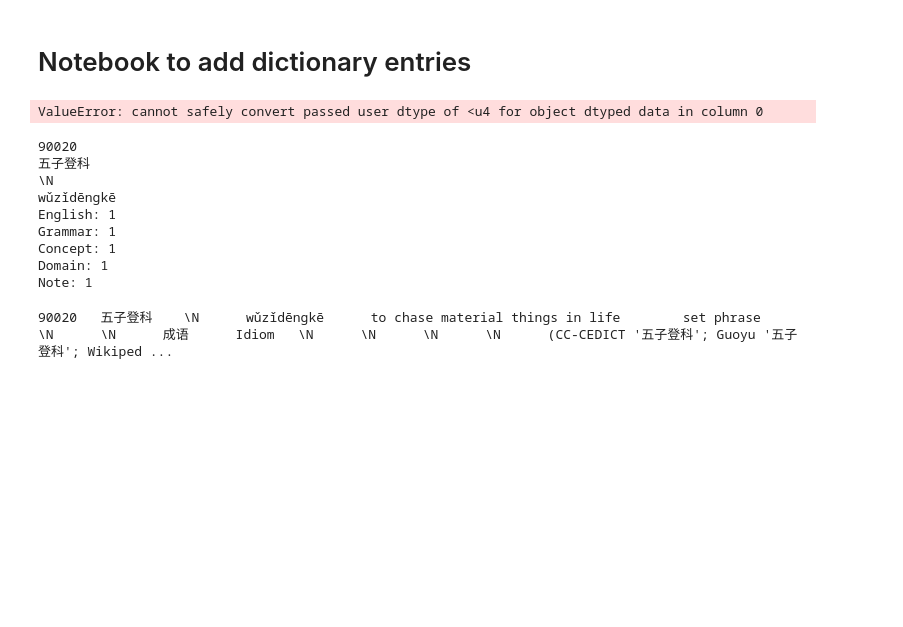
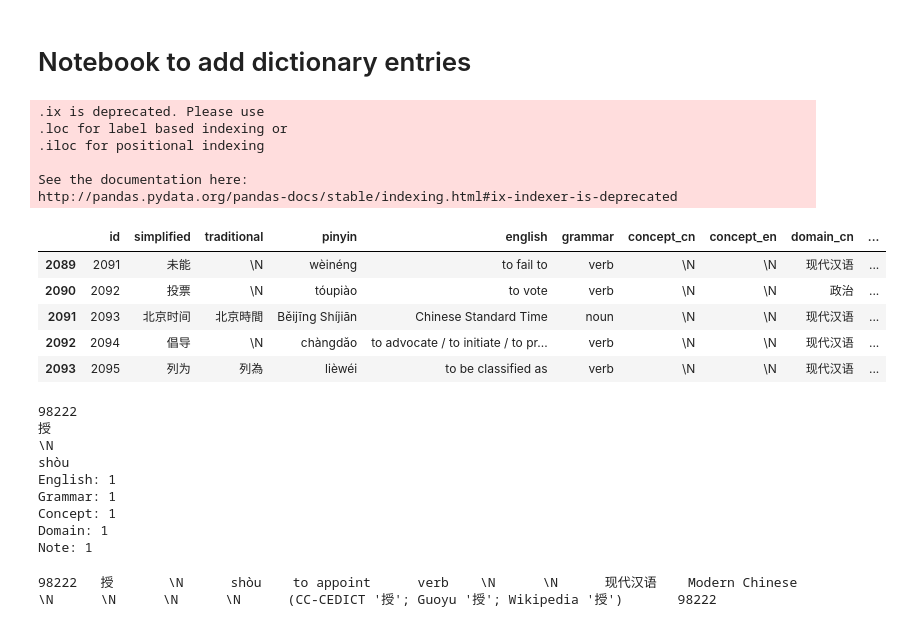
Before and after one commit to alexamies/chinesenotes.com, a Jupyter notebook: python/add_mod_entry.ipynb, the cells around one changed output. Drawn from its saved outputs; the diff is of its cells as text; code cells hidden in the pictures; blank space fills up the shorter version.

```diff
--- a/python/add_mod_entry.ipynb
+++ b/python/add_mod_entry.ipynb
@@ -3,40 +3,54 @@
 # %%
 import re
 import pandas as pd
 import numpy as np
 
 # Load lexical units table
 colnames = ['id', 'simplified', 'traditional', 'pinyin',
             'english', 'grammar', 'concept_cn', 'concept_en',
             'domain_cn', 'domain_en', 'subdomain_cn', 'subdomain_en',
             'image', 'mp3', 'notes', 'headword']
 types = {'id': np.uint32, 'simplified': np.object, 'traditional': np.object,
         'pinyin': np.object, 'english': np.object, 'grammar': np.object,
         'concept_cn': np.object, 'concept_en': np.object,
         'domain_cn': np.object, 'domain_en': np.object, 'subdomain_cn': np.object,
          'subdomain_en': np.object, 'image': np.object, 'mp3': np.object,
          'notes': np.object, 'headword': np.uint32}
-df = pd.read_table('../../buddhist-dictionary/data/dictionary/words.txt', names=colnames, dtype=types)
+df = pd.read_table('../../buddhist-dictionary/data/dictionary/words.txt', names=colnames, dtype=types, comment='#')
 # Words with no notes
 df.ix[df.notes == '\N'][:5]
 # %% [output]
-ValueError: cannot safely convert passed user dtype of <u4 for object dtyped data in column 0
+.ix is deprecated. Please use
+.loc for label based indexing or
+.iloc for positional indexing
+
+See the documentation here:
+http://pandas.pydata.org/pandas-docs/stable/indexing.html#ix-indexer-is-deprecated
+|  | id | simplified | traditional | pinyin | english | grammar | concept_cn | concept_en | domain_cn | ... |
+| 2089 | 2091 | 未能 | \N | wèinéng | to fail to | verb | \N | \N | 现代汉语 | ... |
+| 2090 | 2092 | 投票 | \N | tóupiào | to vote | verb | \N | \N | 政治 | ... |
+| 2091 | 2093 | 北京时间 | 北京時間 | Běijīng Shíjiān | Chinese Standard Time | noun | \N | \N | 现代汉语 | ... |
+| 2092 | 2094 | 倡导 | \N | chàngdǎo | to advocate / to initiate / to pr... | verb | \N | \N | 现代汉语 | ... |
+| 2093 | 2095 | 列为 | 列為 | lièwéi | to be classified as | verb | \N | \N | 现代汉语 | ... |
 # %%
 #Add a new entry
 # Find simplified and pinyin from a traditional text string
 
 #Input
-tradArr = ["五", "子", "登", "科"]
-english = [u"to chase material things in life"]
-grammar = ["set phrase"]
+tradArr = ["授"]
+english = [u"to appoint"]
+grammar = ["verb"]
 # Concept
 empty = u"\\N\t\\N"
 animal = u"动物\tAnimal"
+artist = u"艺术家\tArtist"
 association = u"协会\tAssociation"
 bird = u"鸟\tBird"
 book = u"书名\tBook Title"
+character = u"人物\tCharacter"
 city = u"城市\tCity"
 cl = "类\tClass"
+clan = u"氏\tClan"
 color = u"颜色\tColor"
 company = u"公司\tCompany"
 compound = u"化合物\tCompound"
@@ -44,14 +58,18 @@ county = u"县\tCounty"
 country = u"国家\tCountry"
 deity = u"神\tDeity"
 discipline = u"学科\tDiscipline"
+distilled = u"蒸餾酒\tDistilled Beverage"
 district = u"地区\tDistrict"
 dynasty = u"朝代\tDynasty"
 emperor = u"黄帝\tEmperor"
+empress = u"皇后\tEmpress"
 epoch = u"世\tEpoch"
 family = u"科\tFamily"
 festival = u"节日\tFestival"
+fish = u"鱼\tFish"
 flower = u"花\tFlower"
 fruit = u"水果\tFruit"
+gemstone = u"宝石\tGemstone"
 genus = u"属\tGenus"
 geo_period = u"地质年代\tGeological Period"
 given = u"姓名\tGiven Name"
@@ -64,6 +82,8 @@ lake = u"湖\tLake"
 language_family = u"语系\tLanguage Family"
 language = u"语言\tLanguage"
 library = u"图书馆\tLibrary"
+mineral = u"矿物\tMineral"
+minority = u"民族\tEthnic Group"
 monarch = u"君主\tMonarch"
 monastic = u"法师\tMonastic"
 mountain = u"山\tMountain"
@@ -77,6 +97,9 @@ peak = u"峰\tPeak"
 person = u"人\tPerson"
 place = u"地名\tPlace Name"
 plant = u"植物\tPlant"
+poet = u"诗人\tPoet"
+politician = u"政治家\tPolitician"
+posthumous = u"谥号\tPosthumous Title"
 province = u"省\tProvince"
 publisher = u"出版者\tPublisher"
 reign = u"年号\tReign Name"
@@ -95,6 +118,7 @@ title = u"官名\tOfficial Title"
 tree = u"树\tTree"
 vegetable = u"蔬菜\tVegetable"
 university = u"大学\tUniversity"
+warlord = u"军阀\tWarlord"
 writer = u"作者\tAuthor"
 concept = [empty]
 
@@ -132,10 +156,8 @@ earth_sci = u"地球科学\tEarth Sciences"
 econ = u"经济\tEconomics"
 education = u"教育\tEducation"
 ee = u"电机工程学\tElectrical Engineering"
-electronics = u"电子\tElectronics"
 environment = u"环境\tEnvironment"
 finance = u"财会\tFinance and Accounting"
-fire = u"火\tFire"
 food = u"饮食\tFood and Drink"
 geography = u"地理\tGeography"
 geology = u"地质\tGeology"
@@ -146,6 +168,7 @@ history = u"历史\tHistory"
 idiom = u"成语\tIdiom"
 industry = u"产业\tIndustry"
 info_science = u"信息学\tInformation Science"
+it = u"信息技术\tInformation Technology"
 jewelry = u"配饰\tJewelry"
 law = u"法律\tLaw"
 light = u"光纤\tLight"
@@ -195,8 +218,8 @@ tech = u"技术\tTechnology"
 tools = u"工具\tTools"
 violence = u"暴力\tViolence"
 weapons = u"武器\tWeapons"
-zoolology = u"动物学\tZoology"
-domain = [idiom]
+zoology = u"动物学\tZoology"
+domain = [modern]
 
 subdomain = u"\\N\t\\N"
 #subdomain = u"能力\tAbility"
@@ -223,8 +246,11 @@ subdomain = u"\\N\t\\N"
 #subdomain = u"电\tElectricity"
 #subdomain = u"电子工程\tElectronic Engineering"
 #subdomain = u"感情\tEmotion"
+#subdomain = u"英国\tEngland"
 #subdomain = u"昆虫学\tEntomology"
+#subdomain = u"欧洲\tEurope"
 #subdomain = u"家\tFamily"
+#subdomain = u"火\tFire"
 #subdomain = u"形态\tForm"
 #subdomain = u"友谊\tFriendship"
 #subdomain = u"虚词\tFunction Words"
@@ -233,13 +259,17 @@ subdomain = u"\\N\t\\N"
 #subdomain = u"住房\tHousing"
 #subdomain = u"幽默\tHumor"
 #subdomain = u"卫生\tHygiene"
+#subdomain = u"鱼类学\tIchthyology"
 #subdomain = u"印度\tIndia"
 #subdomain = u"信息\tInformation"
+#subdomain = u"回教\tIslam"
 #subdomain = u"日本\tJapan"
 #subdomain = u"语言\tLanguage"
 #subdomain = u"休闲\tLeisure"
 #subdomain = u"图书馆学\tLibrary Science"
 #subdomain = u"生活\tLife"
+#subdomain = u"逻辑\tLogic"
+#subdomain = u"制造业\tManufacturing"
 #subdomain = u"力学\tMechanics"
 #subdomain = u"道德\tMorality"
 #subdomain = u"活动\tMovement"
@@ -274,7 +304,7 @@ note = [u""
        ]
 
 # Generated
-luid = df.count()[0] + 1 #np.amax(df.index.values)[0] + 1
+luid = df.count()[0] + 2 #np.amax(df.index.values)[0] + 1
 print luid
 headword = luid
 traditional = ""
@@ -312,10 +342,10 @@ print "Concept: %d" % len(concept)
 print "Domain: %d" % len(domain)
 print "Note: %d" % len(note)
 # %% [output]
-90020
-五子登科
+98222
+授
 \N
-wǔzǐdēngkē
+shòu
 English: 1
 Grammar: 1
 Concept: 1
@@ -358,7 +388,6 @@ guoyu = u"Guoyu '%s'" % traditional
 hsk1 = u"GHDC '%s' 3" % simplified
 jebd = u"JEBD '%s'" % english[0]
 k1 = u"Kroll '%s'" % traditional
-mhy = u"Master Hsing Yun Collected Works 《星雲大師文集》, <a href='http://www.masterhsingyun.org/article/articlelist.jsp'>www.masterhsingyun.org</a>, accessed 7 February 2017"
 mw = "MW '%s'" % english[0]
 ncced1 = u"NCCED '%s'" % simplified
 ncced2 = u"NCCED '%s' 2" % simplified
@@ -369,7 +398,8 @@ soothill = u"SH '%s'" % traditional
 sun = "Sun 2006, loc. 1582"
 tan = "Tan 1996, pp. 29-30"
 tgn = "TGN ID: 8201340"
-wiki = "Wikipedia '%s'" % simplified
+wiki = "Wikipedia '%s'" % traditional
+wikt = "Wiktionary '%s'" % simplified
 worldcat = "Worldcat Identities '%s'" % simplified
 yixing = u"Yixing"
 # add more references as needed
@@ -391,4 +421,4 @@ for i in range(len(english)):
       luid, simplified, trad, pinyin, english[i], grammar[i],
       concept[i], domain[i], subdomain, notes, headword)
 # %% [output]
-90020   五子登科    \N      wǔzǐdēngkē      to chase material things in life        set phrase      \N      \N      成语      Idiom   \N      \N      \N      \N      (CC-CEDICT '五子登科'; Guoyu '五子登科'; Wikiped ...
+98222   授       \N      shòu    to appoint      verb    \N      \N      现代汉语    Modern Chinese  \N      \N      \N      \N      (CC-CEDICT '授'; Guoyu '授'; Wikipedia '授')       98222
```
Also changed, not shown: 4 other files.
